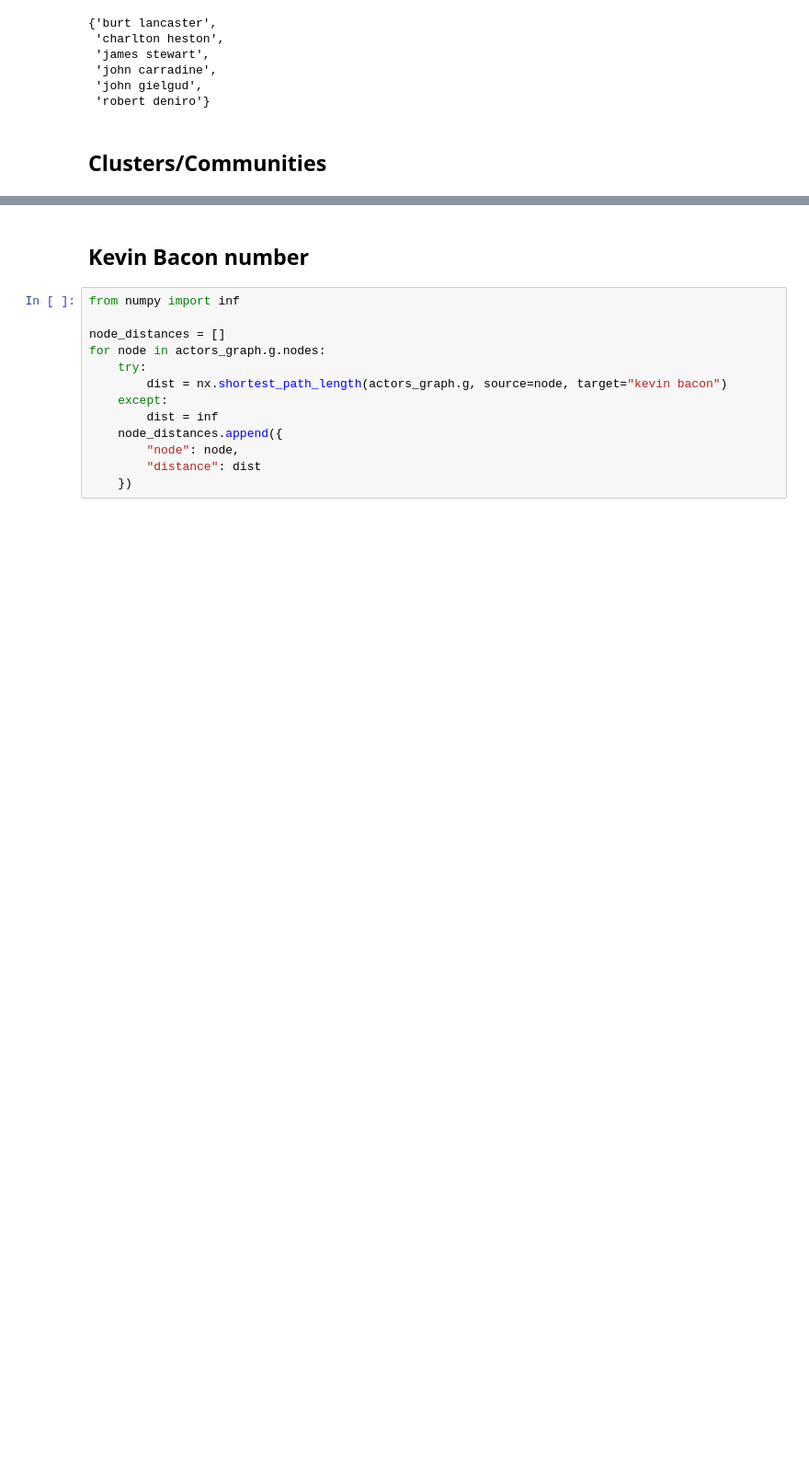
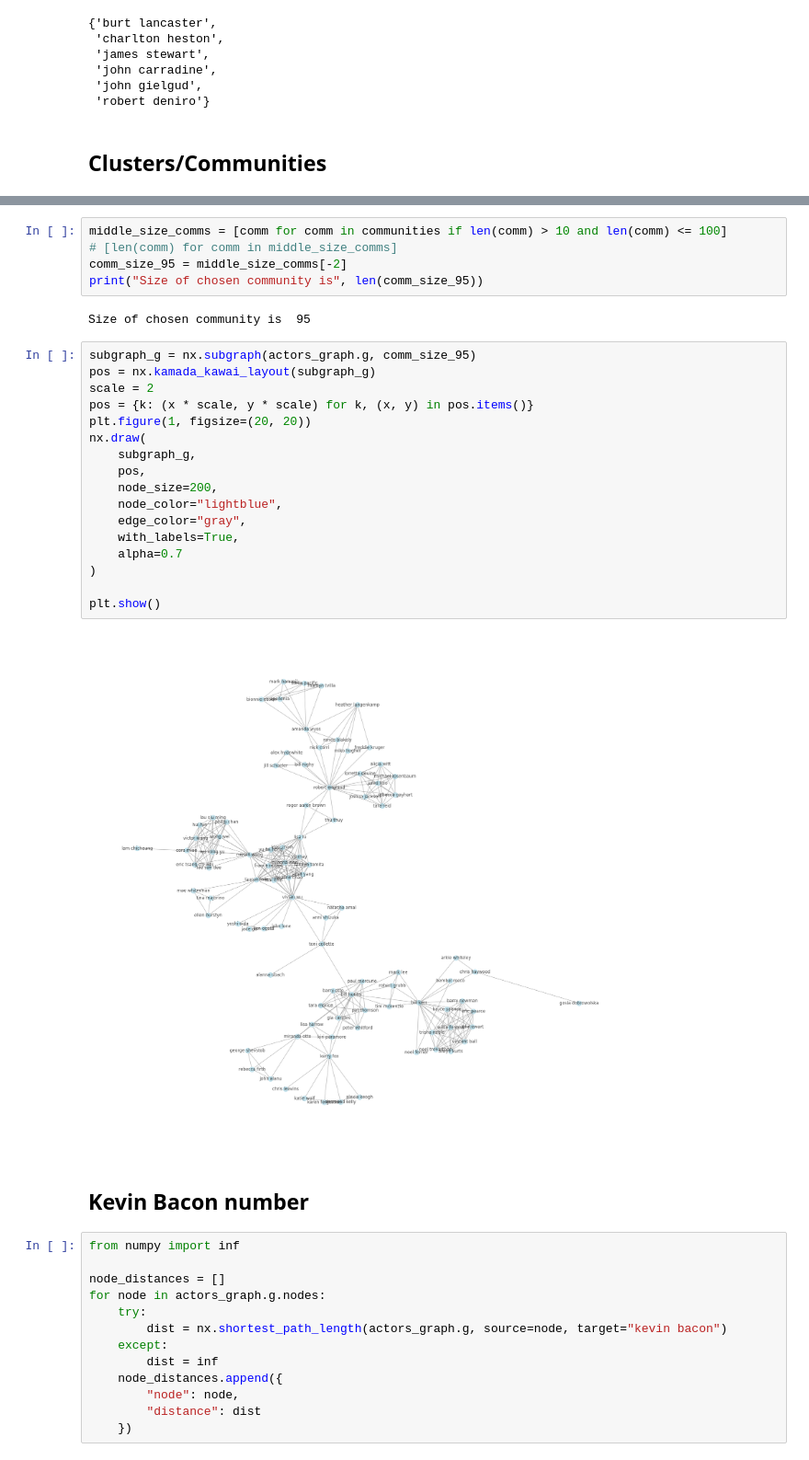
Before and after one commit to TarasHamkalo/on-web-data-mining, a Jupyter notebook: 03/notebooks/full-dataset.ipynb, the cells around one changed output, grey strips where cells are left out. Shown at 92% size. Saved outputs shown, nothing was run; the diff lists cells and outputs as text; blank space fills up the shorter version.

Commit message:
feat(03): add plots

```diff
--- a/03/notebooks/full-dataset.ipynb
+++ b/03/notebooks/full-dataset.ipynb
@@ -319,4 +315,30 @@ Above 100, below 1000 nodes 12
 Above 1000 nodes 4
+# %%
+middle_size_comms = [comm for comm in communities if len(comm) > 10 and len(comm) <= 100]
+# [len(comm) for comm in middle_size_comms]
+comm_size_95 = middle_size_comms[-2]
+print("Size of chosen community is", len(comm_size_95))
+# %% [output]
+Size of chosen community is  95
+# %%
+subgraph_g = nx.subgraph(actors_graph.g, comm_size_95)
+pos = nx.kamada_kawai_layout(subgraph_g)
+scale = 2
+pos = {k: (x * scale, y * scale) for k, (x, y) in pos.items()}
+plt.figure(1, figsize=(20, 20))
+nx.draw(
+    subgraph_g,
+    pos,
+    node_size=200,
+    node_color="lightblue",
+    edge_color="gray",
+    with_labels=True,
+    alpha=0.7
+)
+
+plt.show()
+# %% [output]
+[figure, added]
 # %% [markdown]
 ## Kevin Bacon number
 # %%
```
Also changed, not shown: parts of 9 cells of this notebook, 4 other files.
